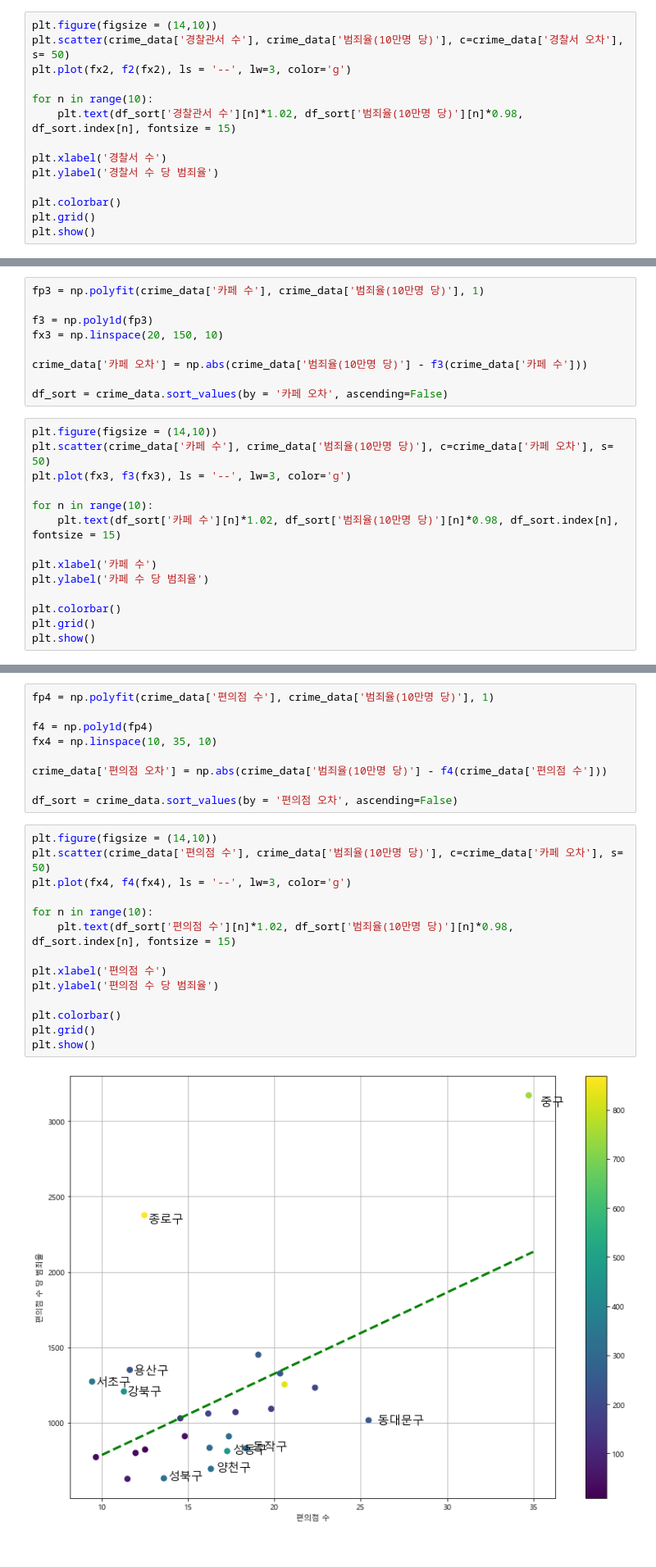
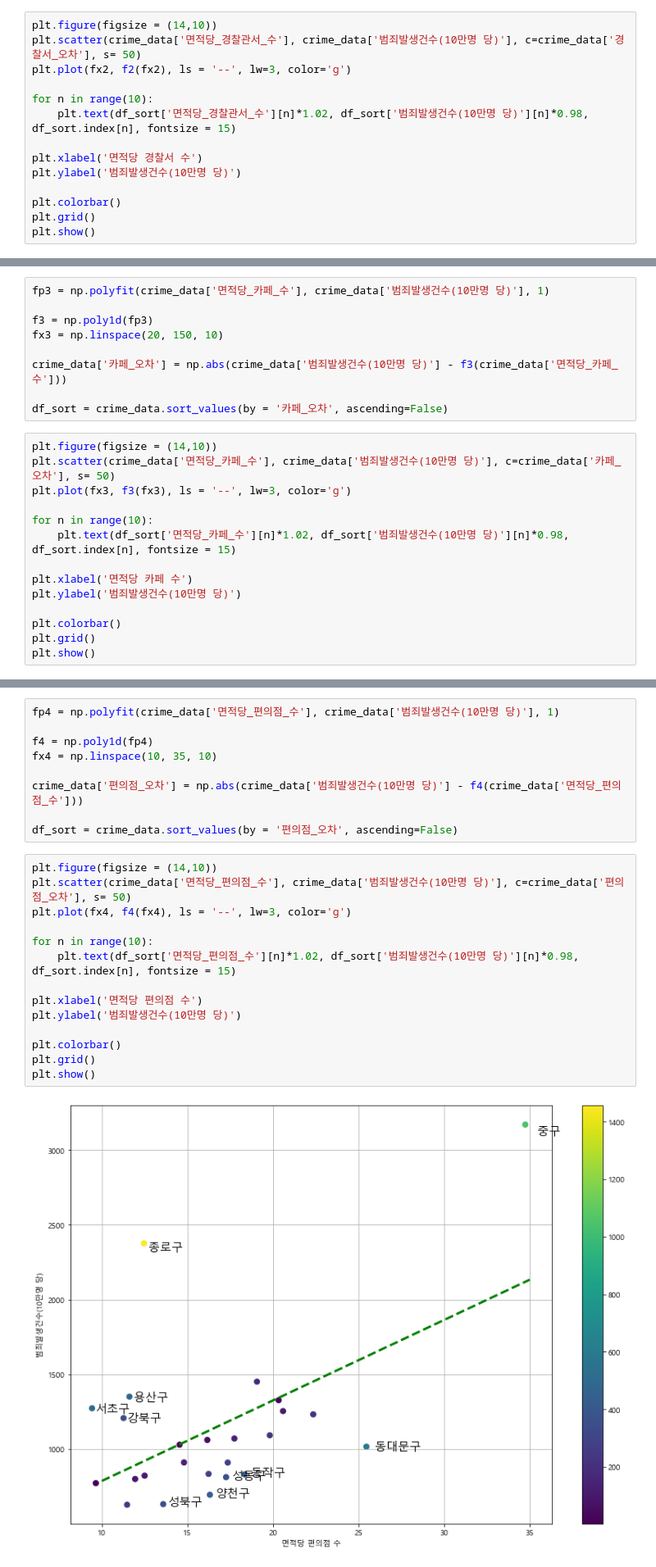
Before and after one commit to LiJell/Crime_Project, a Jupyter notebook: crime_visualization_density.ipynb, the cells around one changed output, grey strips where cells are left out. Shown at 82% size. Saved outputs shown, nothing was run; the diff lists cells and outputs as text.

```diff
--- a/crime_visualization_density.ipynb
+++ b/crime_visualization_density.ipynb
@@ -133,13 +156,13 @@ df_sort = crime_data.sort_values(by = '경찰서 오차', ascending=False)
 # %%
 plt.figure(figsize = (14,10))
-plt.scatter(crime_data['경찰관서 수'], crime_data['범죄율(10만명 당)'], c=crime_data['경찰서 오차'], s= 50)
+plt.scatter(crime_data['면적당_경찰관서_수'], crime_data['범죄발생건수(10만명 당)'], c=crime_data['경찰서_오차'], s= 50)
 plt.plot(fx2, f2(fx2), ls = '--', lw=3, color='g')
 
 for n in range(10):
-    plt.text(df_sort['경찰관서 수'][n]*1.02, df_sort['범죄율(10만명 당)'][n]*0.98, df_sort.index[n], fontsize = 15)
+    plt.text(df_sort['면적당_경찰관서_수'][n]*1.02, df_sort['범죄발생건수(10만명 당)'][n]*0.98, df_sort.index[n], fontsize = 15)
 
-plt.xlabel('경찰서 수')
-plt.ylabel('경찰서 수 당 범죄율')
+plt.xlabel('면적당 경찰서 수')
+plt.ylabel('범죄발생건수(10만명 당)')
 
 plt.colorbar()
 plt.grid()
@@ -149,22 +172,22 @@ plt.show()
 # %%
-fp3 = np.polyfit(crime_data['카페 수'], crime_data['범죄율(10만명 당)'], 1)
+fp3 = np.polyfit(crime_data['면적당_카페_수'], crime_data['범죄발생건수(10만명 당)'], 1)
 
 f3 = np.poly1d(fp3)
 fx3 = np.linspace(20, 150, 10)
 
-crime_data['카페 오차'] = np.abs(crime_data['범죄율(10만명 당)'] - f3(crime_data['카페 수']))
+crime_data['카페_오차'] = np.abs(crime_data['범죄발생건수(10만명 당)'] - f3(crime_data['면적당_카페_수']))
 
-df_sort = crime_data.sort_values(by = '카페 오차', ascending=False)
+df_sort = crime_data.sort_values(by = '카페_오차', ascending=False)
 # %%
 plt.figure(figsize = (14,10))
-plt.scatter(crime_data['카페 수'], crime_data['범죄율(10만명 당)'], c=crime_data['카페 오차'], s= 50)
+plt.scatter(crime_data['면적당_카페_수'], crime_data['범죄발생건수(10만명 당)'], c=crime_data['카페_오차'], s= 50)
 plt.plot(fx3, f3(fx3), ls = '--', lw=3, color='g')
 
 for n in range(10):
-    plt.text(df_sort['카페 수'][n]*1.02, df_sort['범죄율(10만명 당)'][n]*0.98, df_sort.index[n], fontsize = 15)
+    plt.text(df_sort['면적당_카페_수'][n]*1.02, df_sort['범죄발생건수(10만명 당)'][n]*0.98, df_sort.index[n], fontsize = 15)
 
-plt.xlabel('카페 수')
-plt.ylabel('카페 수 당 범죄율')
+plt.xlabel('면적당 카페 수')
+plt.ylabel('범죄발생건수(10만명 당)')
 
 plt.colorbar()
 plt.grid()
@@ -174,26 +197,26 @@ plt.show()
 # %%
-fp4 = np.polyfit(crime_data['편의점 수'], crime_data['범죄율(10만명 당)'], 1)
+fp4 = np.polyfit(crime_data['면적당_편의점_수'], crime_data['범죄발생건수(10만명 당)'], 1)
 
 f4 = np.poly1d(fp4)
 fx4 = np.linspace(10, 35, 10)
 
-crime_data['편의점 오차'] = np.abs(crime_data['범죄율(10만명 당)'] - f4(crime_data['편의점 수']))
+crime_data['편의점_오차'] = np.abs(crime_data['범죄발생건수(10만명 당)'] - f4(crime_data['면적당_편의점_수']))
 
-df_sort = crime_data.sort_values(by = '편의점 오차', ascending=False)
+df_sort = crime_data.sort_values(by = '편의점_오차', ascending=False)
 # %%
 plt.figure(figsize = (14,10))
-plt.scatter(crime_data['편의점 수'], crime_data['범죄율(10만명 당)'], c=crime_data['카페 오차'], s= 50)
+plt.scatter(crime_data['면적당_편의점_수'], crime_data['범죄발생건수(10만명 당)'], c=crime_data['편의점_오차'], s= 50)
 plt.plot(fx4, f4(fx4), ls = '--', lw=3, color='g')
 
 for n in range(10):
-    plt.text(df_sort['편의점 수'][n]*1.02, df_sort['범죄율(10만명 당)'][n]*0.98, df_sort.index[n], fontsize = 15)
+    plt.text(df_sort['면적당_편의점_수'][n]*1.02, df_sort['범죄발생건수(10만명 당)'][n]*0.98, df_sort.index[n], fontsize = 15)
 
-plt.xlabel('편의점 수')
-plt.ylabel('편의점 수 당 범죄율')
+plt.xlabel('면적당 편의점 수')
+plt.ylabel('범죄발생건수(10만명 당)')
 
 plt.colorbar()
 plt.grid()
 plt.show()
 # %% [output]
-[figure, old version]
+[figure, new version]
 # %%
```
Also changed, not shown: parts of 26 cells of this notebook.
